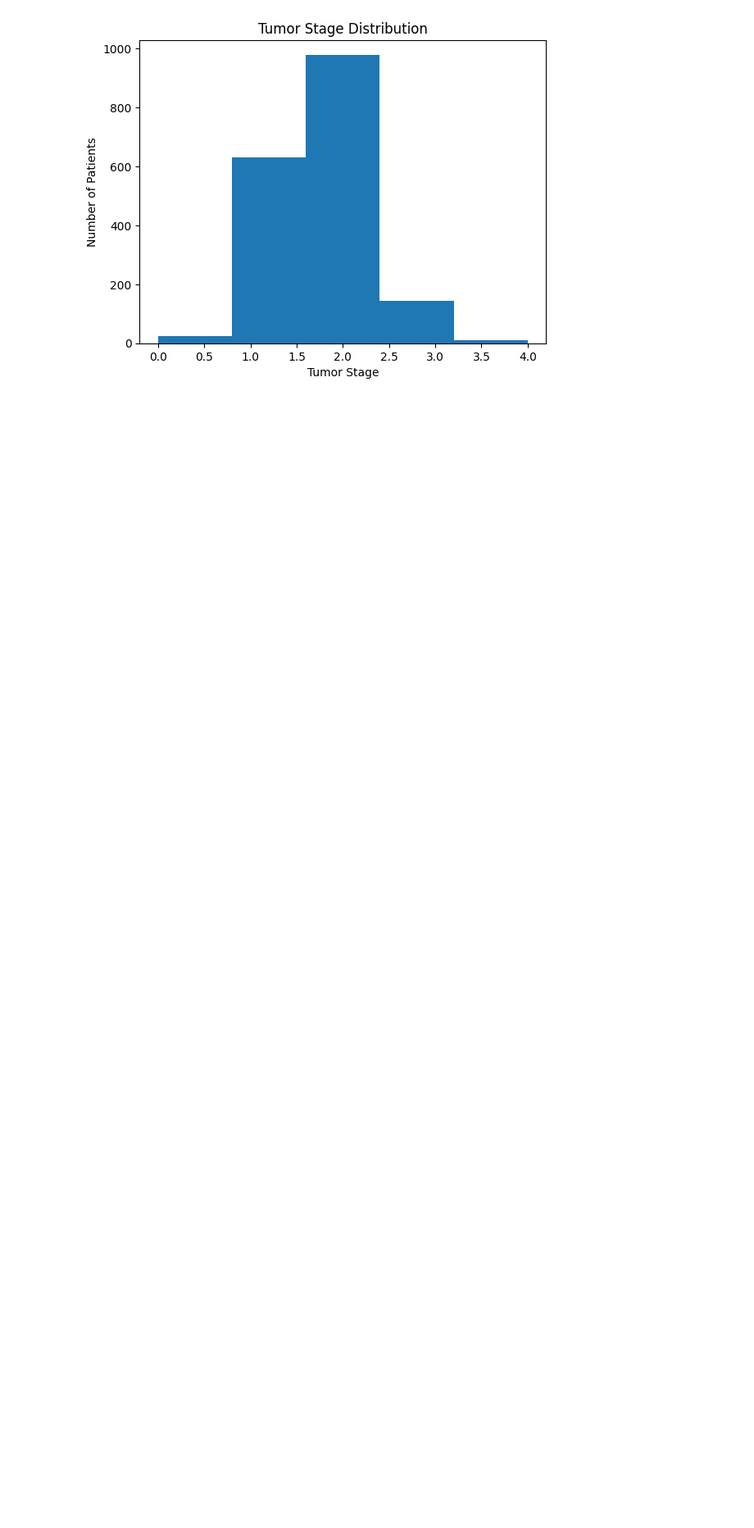
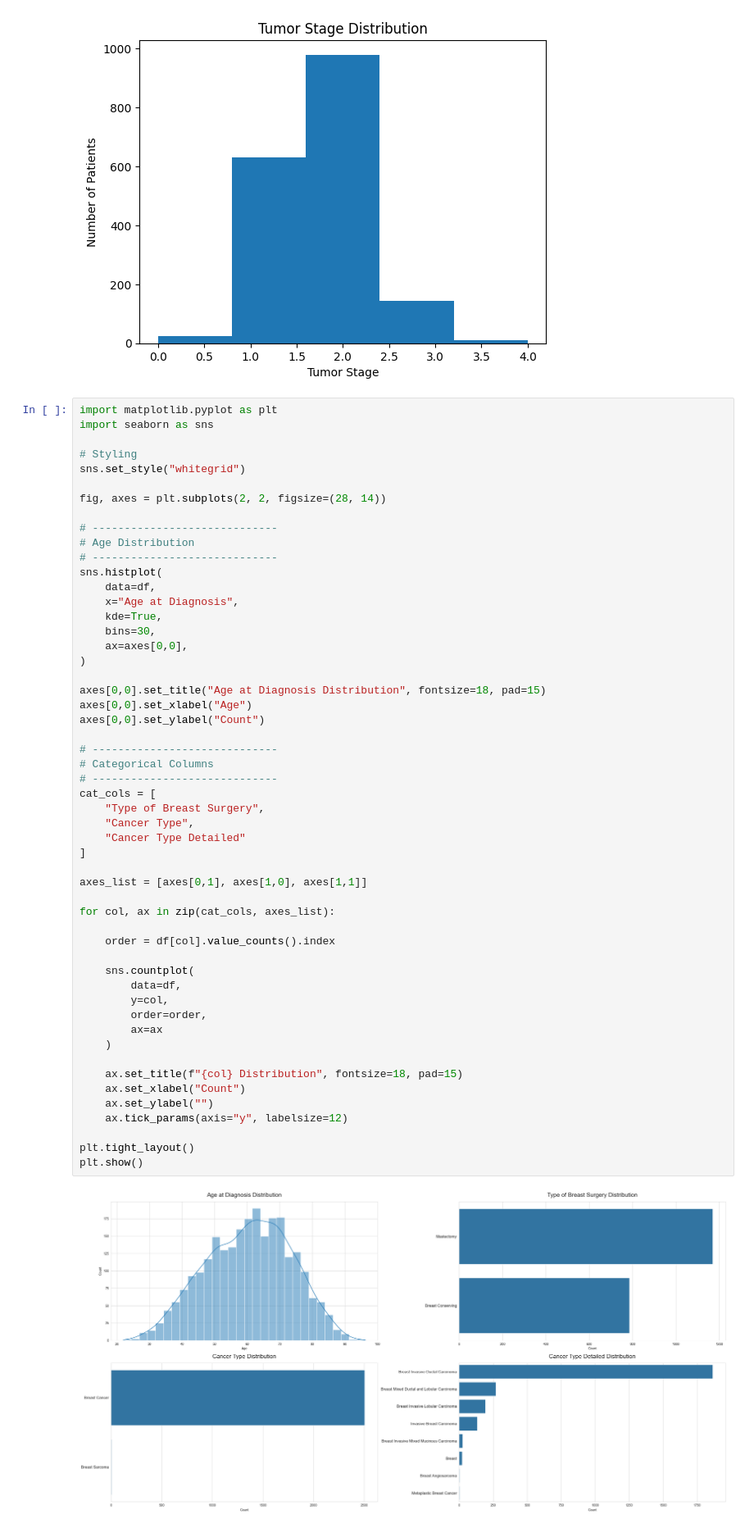
Before and after one commit to anudeshpande24/Capstone_Cancer_Prediction, a Jupyter notebook: metabric_exploration.ipynb, the cells around one changed output. Shown at 82% size. Drawn from its saved outputs; the diff is of its cells as text; blank space fills up the shorter version.

```diff
--- a/metabric_exploration.ipynb
+++ b/metabric_exploration.ipynb
@@ -337,3 +336,58 @@ plt.show()
 # ~721 patients have missing tumor stage data (not shown here).
 # %% [output]
 [figure]
+# %%
+import matplotlib.pyplot as plt
+import seaborn as sns
+
+# Styling
+sns.set_style("whitegrid")
+
+fig, axes = plt.subplots(2, 2, figsize=(28, 14))
+
+# -----------------------------
+# Age Distribution
+# -----------------------------
+sns.histplot(
+    data=df,
+    x="Age at Diagnosis",
+    kde=True,
+    bins=30,
+    ax=axes[0,0],
+)
+
+axes[0,0].set_title("Age at Diagnosis Distribution", fontsize=18, pad=15)
+axes[0,0].set_xlabel("Age")
+axes[0,0].set_ylabel("Count")
+
+# -----------------------------
+# Categorical Columns
+# -----------------------------
+cat_cols = [
+    "Type of Breast Surgery",
+    "Cancer Type",
+    "Cancer Type Detailed"
+]
+
+axes_list = [axes[0,1], axes[1,0], axes[1,1]]
+
+for col, ax in zip(cat_cols, axes_list):
+
+    order = df[col].value_counts().index
+
+    sns.countplot(
+        data=df,
+        y=col,
+        order=order,
+        ax=ax
+    )
+
+    ax.set_title(f"{col} Distribution", fontsize=18, pad=15)
+    ax.set_xlabel("Count")
+    ax.set_ylabel("")
+    ax.tick_params(axis="y", labelsize=12)
+
+plt.tight_layout()
+plt.show()
+# %% [output]
+[figure, added]
```
Also changed, not shown: parts of 7 cells of this notebook.
